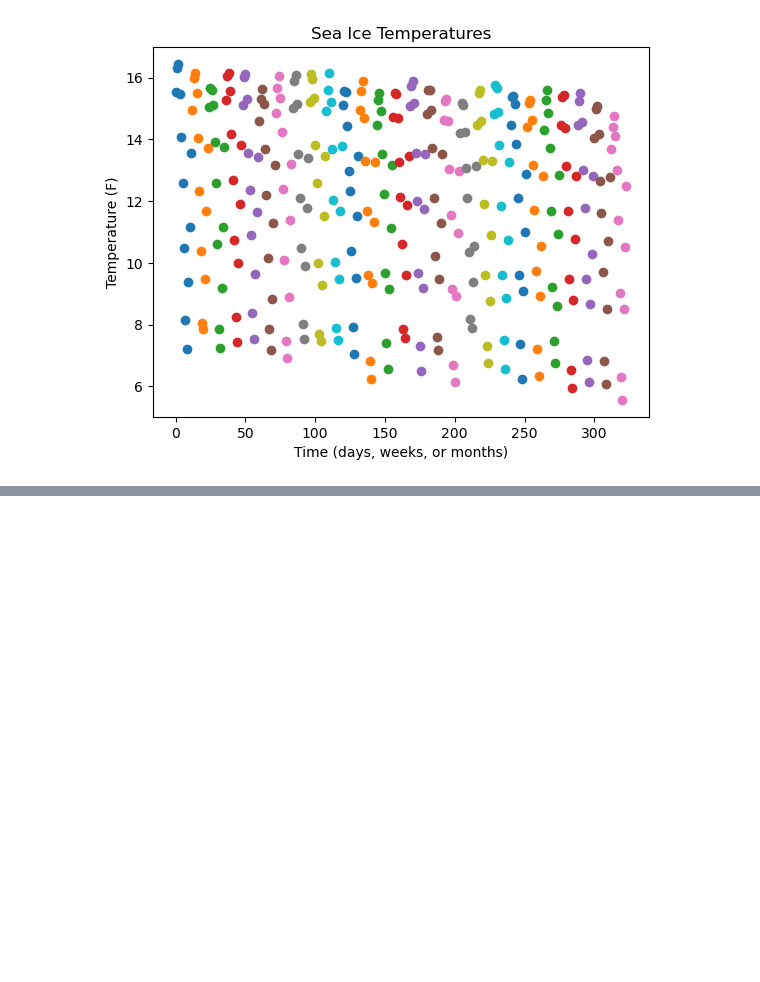
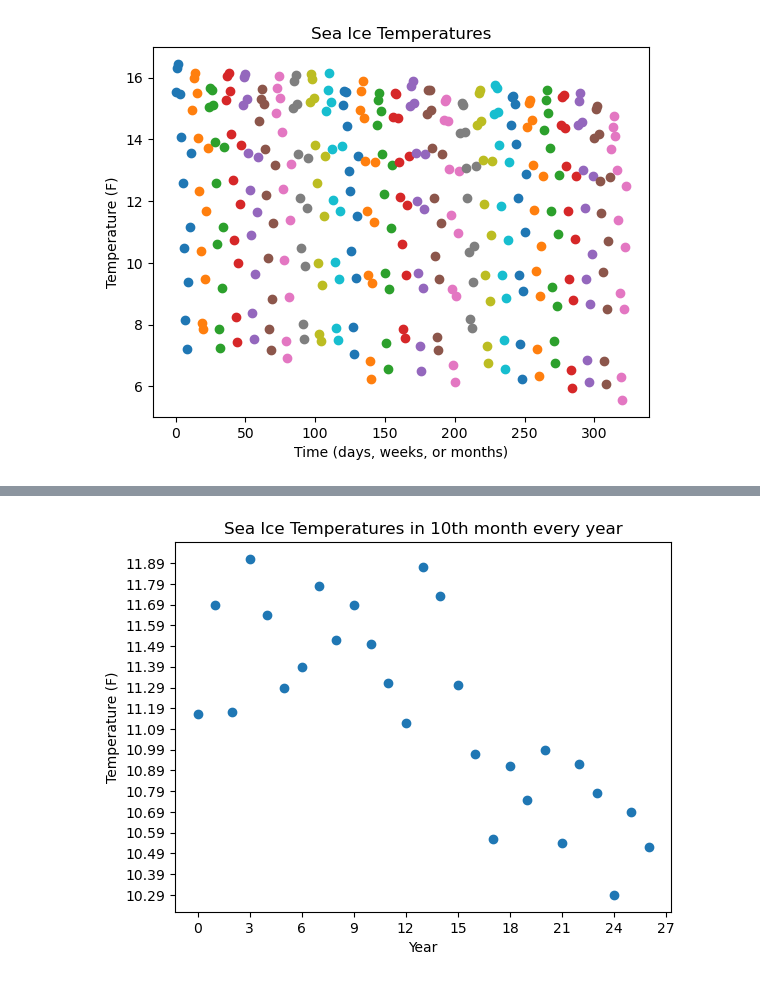
Before and after one commit to AdamKaderbhai/CSCI240, a Jupyter notebook: Secant_approximation/secant_approximation.ipynb, the cells around one changed output, grey strips where cells are left out. Saved outputs shown, nothing was run; the diff lists cells and outputs as text; code cells hidden in the pictures; blank space fills up the shorter version.

```diff
--- a/Secant_approximation/secant_approximation.ipynb
+++ b/Secant_approximation/secant_approximation.ipynb
@@ -33,0 +66,6 @@ plt.show()
+# %%
+# A question to ask: Is the month (0-11) correlated with the temperature?
+# lets group the data by month
+
+df['Month'] = df.index % 12  # adding a month column with labels 0-11
+df[273:280]
@@ -33,0 +88,3 @@ plt.show()
+# %%
+df['Year'] = df.index // 12
+df.head()
@@ -33,0 +107,4 @@ plt.show()
+# %%
+# construct a dataset of temperatures based on month 10
+df_month_10 = df[df['Month'] == 10]
+df_month_10.head()
@@ -33,0 +118,12 @@ plt.show()
+# %%
+# plot the data of df_month_10 of year against temperature
+
+plt.scatter(df_month_10['Year'], df_month_10['Temp'])
+plt.title('Sea Ice Temperatures in 10th month every year')
+plt.xlabel('Year')
+plt.xticks(np.arange(0, 30, 3))
+plt.ylabel('Temperature (F)')
+plt.yticks(np.arange(10.29, 11.91, 0.1))
+plt.show()
+# %% [output]
+[figure, added]
```
Also changed, not shown: parts of 16 cells of this notebook, 3 other files.
